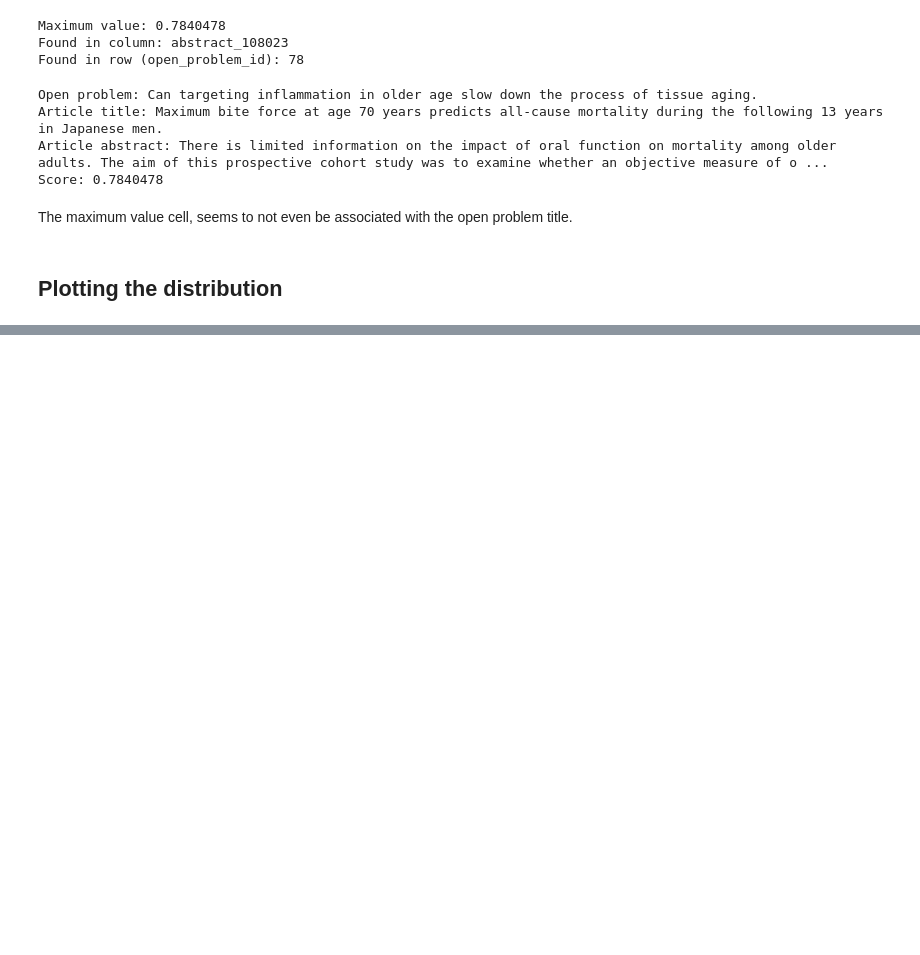
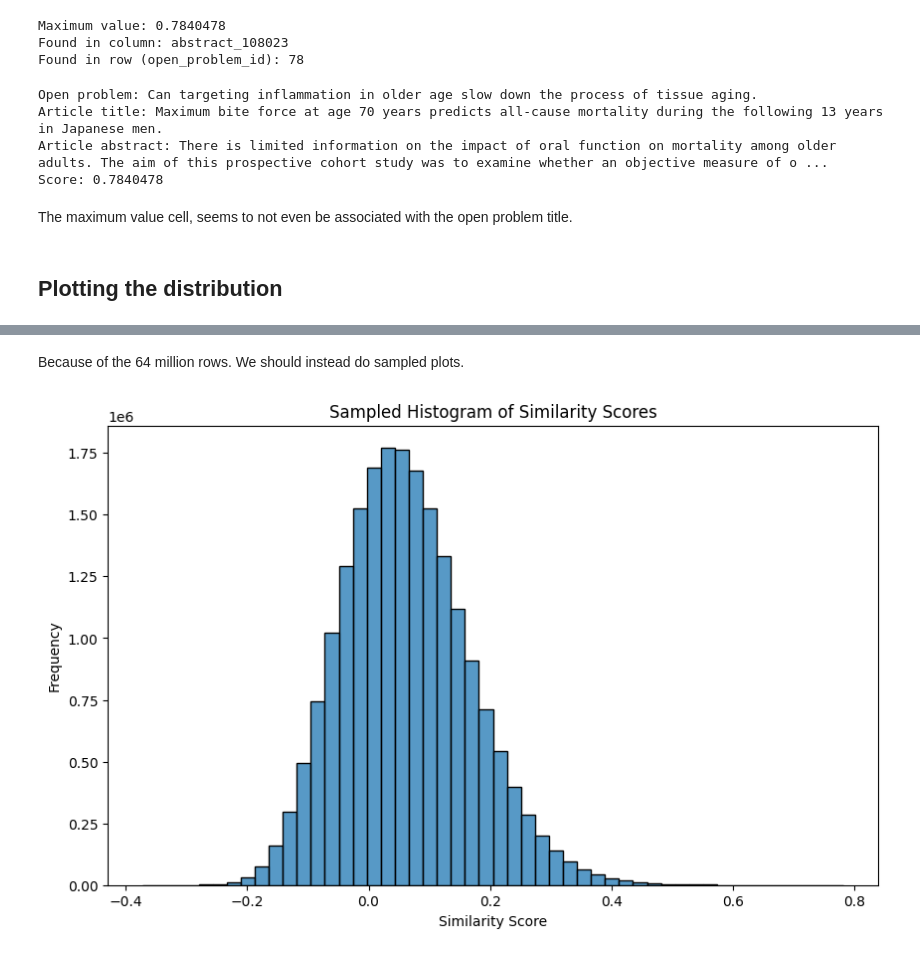
Before and after one commit to angelotalay/opl-analysis, a Jupyter notebook: embeddings.ipynb, the cells around one changed output, grey strips where cells are left out. Drawn from its saved outputs; the diff is of its cells as text; code cells hidden in the pictures; blank space fills up the shorter version.

```diff
--- a/embeddings.ipynb
+++ b/embeddings.ipynb
@@ -303,3 +303,5 @@ The maximum value cell, seems to not even be associated with the open problem ti
 # %%
 melted_df = similarity_scores_df.melt(id_vars=['open_problem_id'], var_name='abstract', value_name='similarity_score')
 melted_df['abstract_id'] = melted_df['abstract'].str.extract('(\d+)').astype(int)
+melted_df = melted_df.drop(columns=['abstract'])  # Drop the 'abstract' column
+melted_df = melted_df[['open_problem_id', 'abstract_id', 'similarity_score']]  # Reorder the columns
@@ -344,0 +320,30 @@ distribution_box_plot(melted_df)
+# %% [markdown]
+Because of the 64 million rows. We should instead do sampled plots.
+# %%
+def sampled_histogram(dataframe, sample_size, save_path):
+    sampled_df = dataframe.sample(n=sample_size, random_state=42)
+    plt.figure(figsize=(10, 6))
+    sns.histplot(sampled_df['similarity_score'], bins=50, kde=False)
+    plt.title('Sampled Histogram of Similarity Scores')
+    plt.xlabel('Similarity Score')
+    plt.ylabel('Frequency')
+    plt.savefig(save_path, format="png", dpi=300)
+    plt.show()
+
+    return plt
+
+def hexbin_distribution(dataframe, save_path):
+    plt.figure(figsize=(10, 8))
+    plt.hexbin(dataframe['open_problem_id'], dataframe['similarity_score'], gridsize=50, cmap='viridis')
+    plt.colorbar(label='Count')
+    plt.title('Hexbin Plot of Open Problem ID vs. Similarity Score')
+    plt.xlabel('Open Problem ID')
+    plt.ylabel('Similarity Score')
+    plt.savefig(save_path, format="png", dpi=300)
+    plt.show()
+
+    return plt
+# %%
+plot = sampled_histogram(melted_df, sample_size=20000000, save_path="figures/sampled_histogram_distribution.png" )
+# %% [output]
+[figure, added]
```
Also changed, not shown: parts of 9 cells of this notebook, 2 other files.
